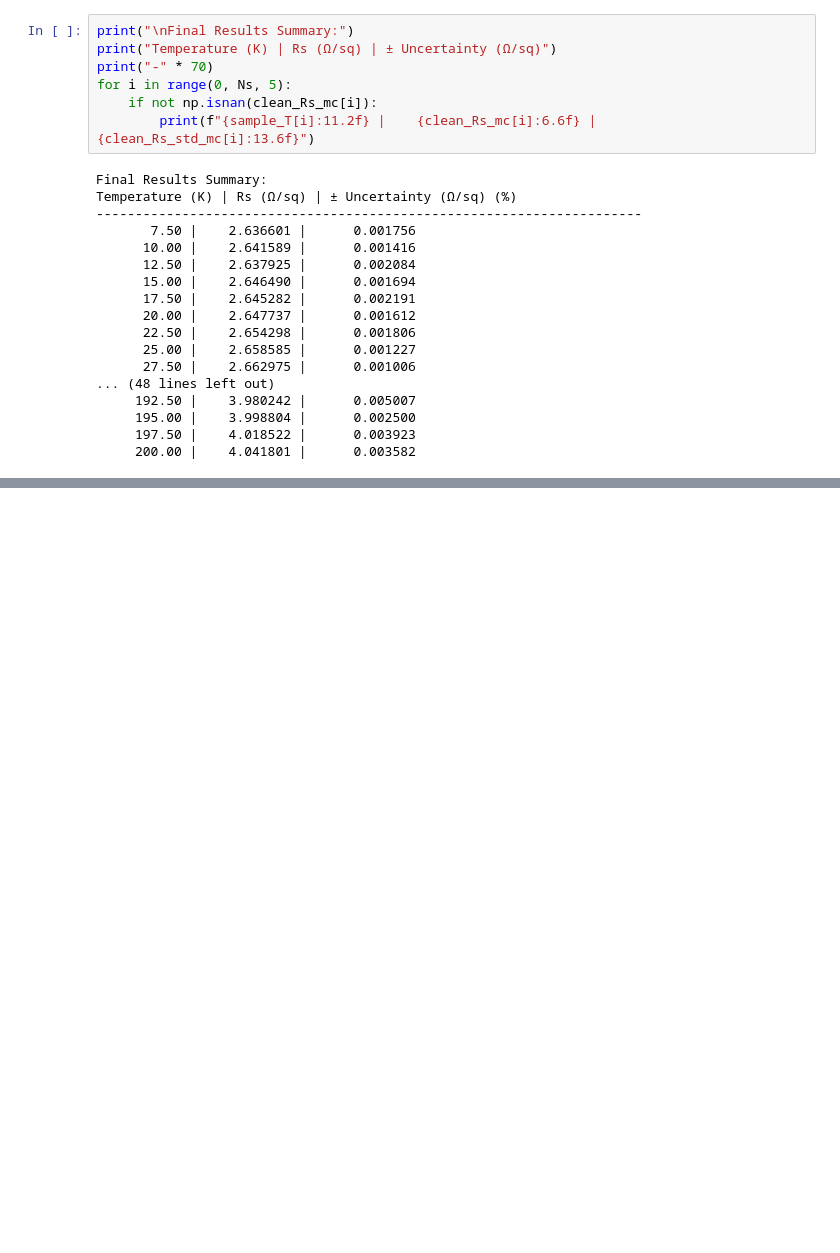
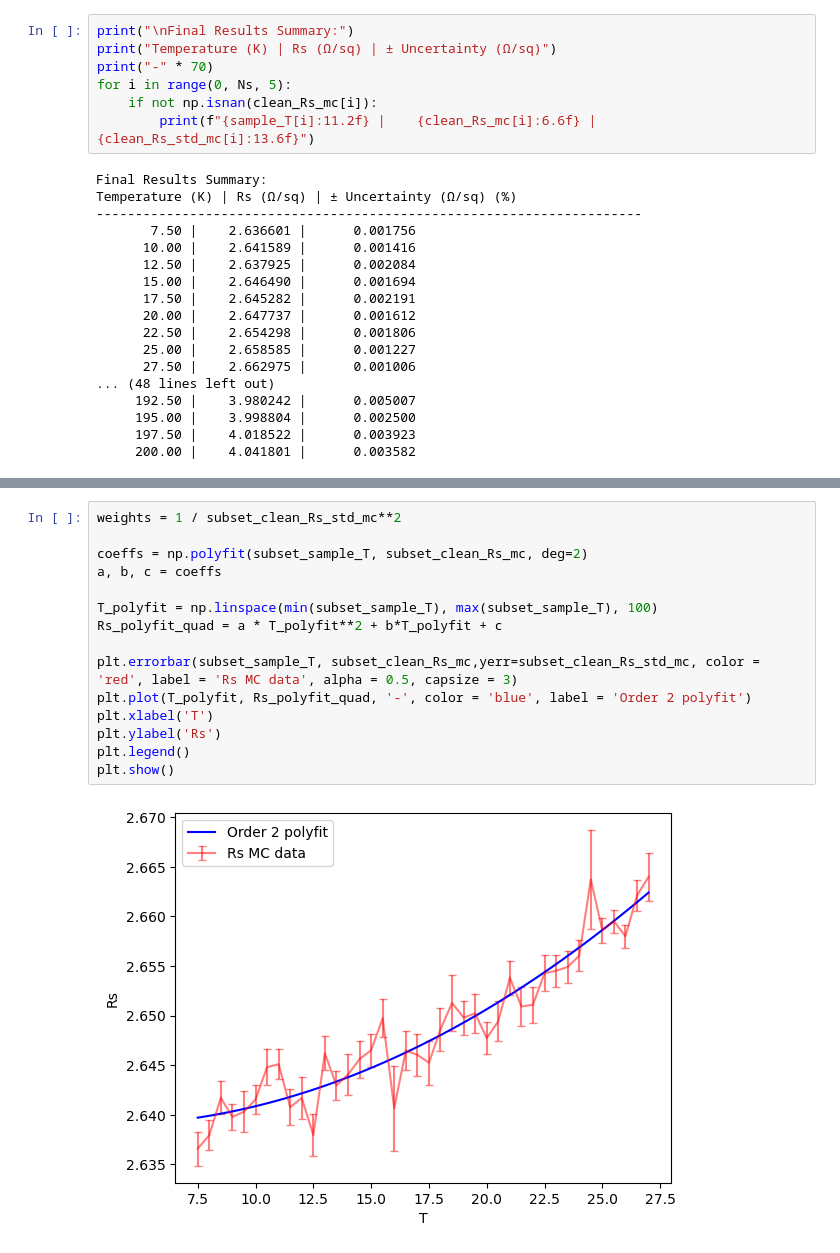
Before and after one commit to gamberoillecito/Nb-Characterization, a Jupyter notebook: R-vs-T/VdP.ipynb, the cells around one changed output, grey strips where cells are left out. Drawn from its saved outputs; the diff is of its cells as text; blank space fills up the shorter version.

```diff
--- a/R-vs-T/VdP.ipynb
+++ b/R-vs-T/VdP.ipynb
@@ -335,0 +356,17 @@ Temperature (K) | Rs (Ω/sq) | ± Uncertainty (Ω/sq) (%)
+# %%
+weights = 1 / subset_clean_Rs_std_mc**2
+
+coeffs = np.polyfit(subset_sample_T, subset_clean_Rs_mc, deg=2)
+a, b, c = coeffs
+
+T_polyfit = np.linspace(min(subset_sample_T), max(subset_sample_T), 100)
+Rs_polyfit_quad = a * T_polyfit**2 + b*T_polyfit + c
+
+plt.errorbar(subset_sample_T, subset_clean_Rs_mc,yerr=subset_clean_Rs_std_mc, color = 'red', label = 'Rs MC data', alpha = 0.5, capsize = 3)
+plt.plot(T_polyfit, Rs_polyfit_quad, '-', color = 'blue', label = 'Order 2 polyfit')
+plt.xlabel('T')
+plt.ylabel('Rs')
+plt.legend()
+plt.show()
+# %% [output]
+[figure, added]
```
Also changed, not shown: parts of 19 cells of this notebook.
